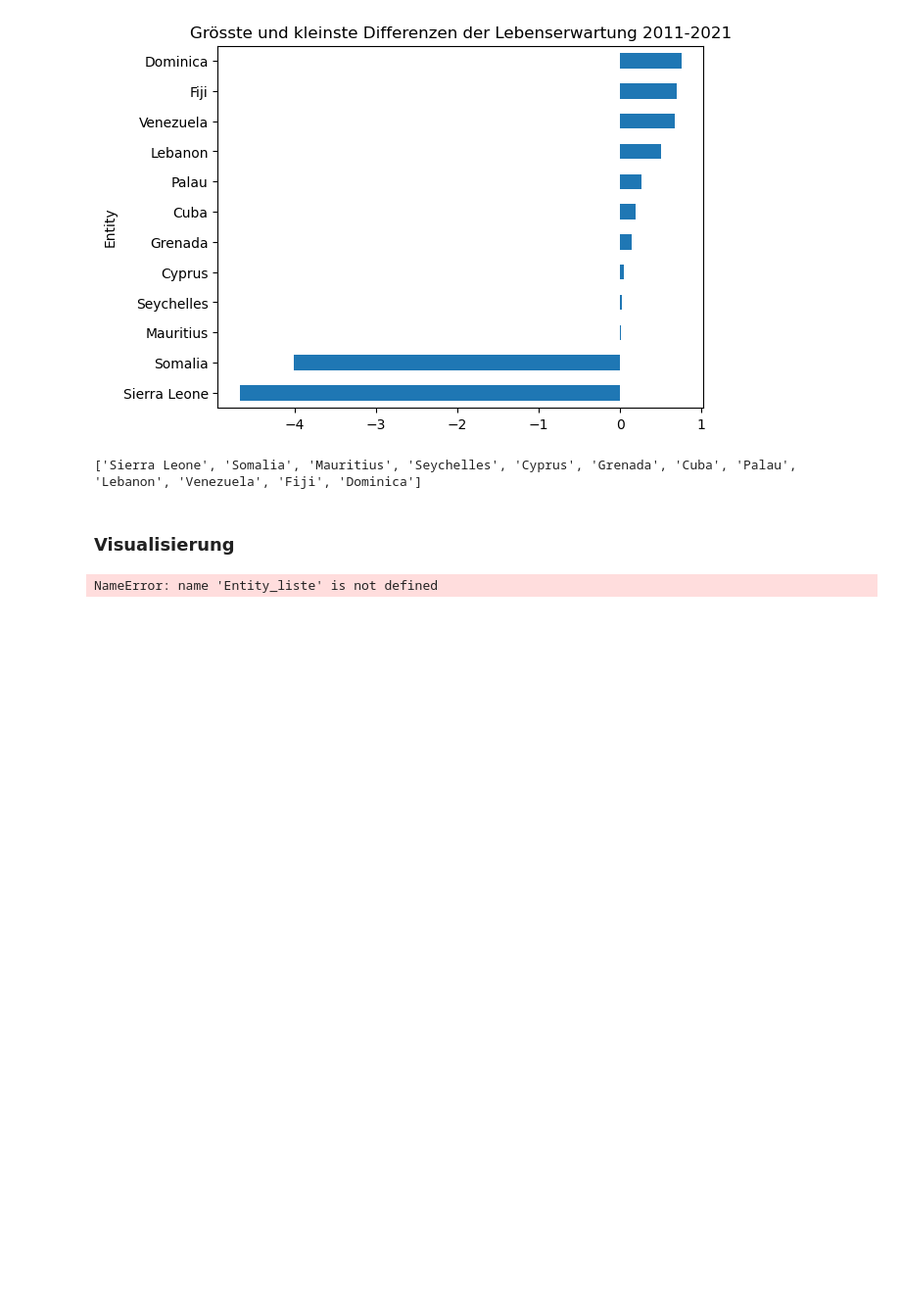
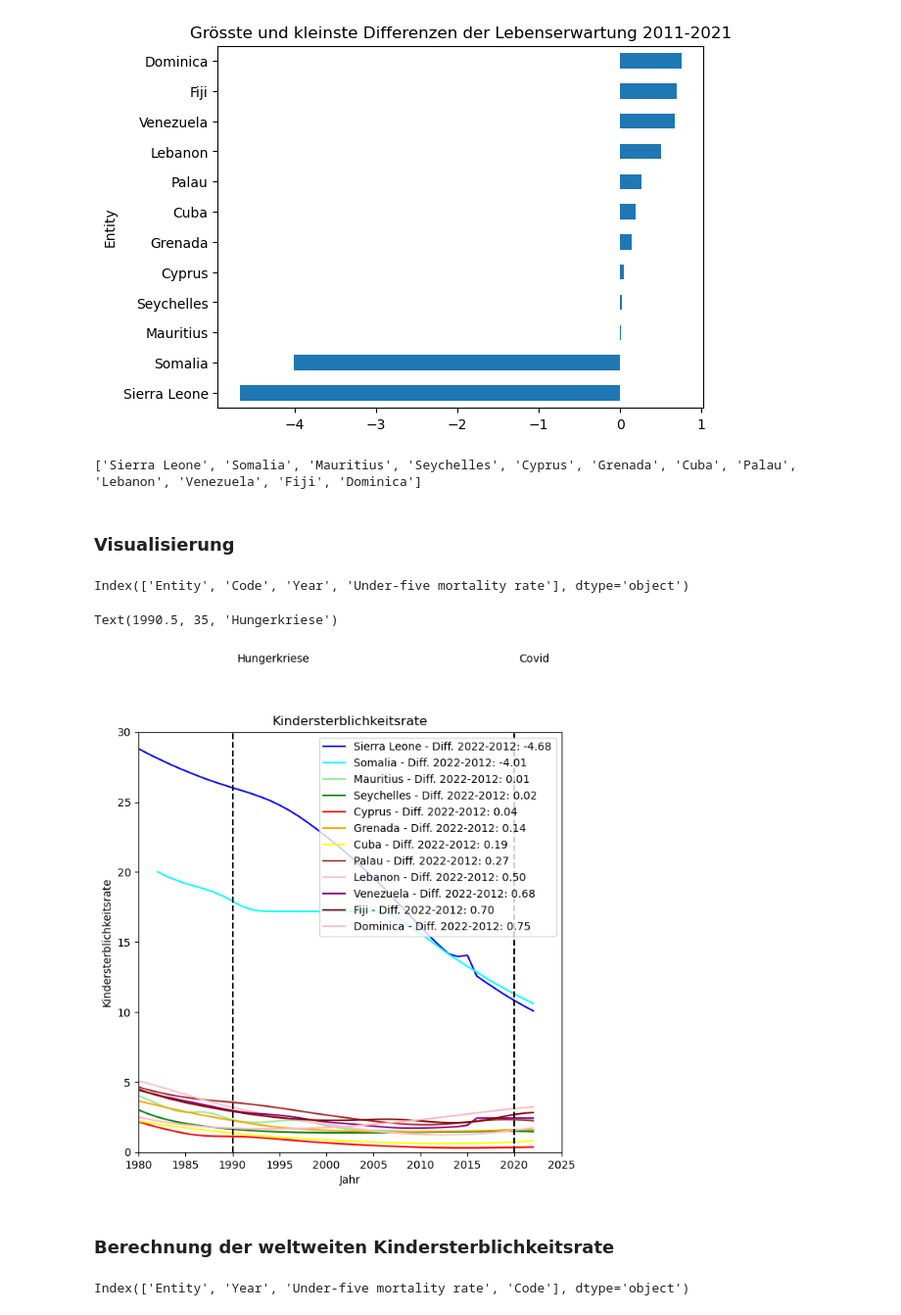
Before and after one commit to melisadedukic/MeliAjna, a Jupyter notebook: LN Python Melisa_Ajna.ipynb, the cells around one changed output. Shown: that part at 98% size. Saved outputs shown, nothing was run; the diff lists cells and outputs as text; code cells hidden in the pictures; blank space fills up the shorter version.

Commit message:
Neue Diagramme

```diff
--- a/LN Python Melisa_Ajna.ipynb
+++ b/LN Python Melisa_Ajna.ipynb
@@ -260,34 +266,48 @@ print(Gebiets_liste)
+# %%
+print(df.columns)
+df.columns = ['Entity', 'Year', 'Under-five mortality rate', 'Code']
+# %% [output]
+Index(['Entity', 'Code', 'Year', 'Under-five mortality rate'], dtype='object')
+# %%
+df.columns = ['Entity', 'Year', 'Under-five mortality rate', 'Code']
+# %%
+df_pivot = df.pivot(index='Entity', columns='Year', values='Under-five mortality rate')
+# %%
+diffs = df_pivot[2022] - df_pivot[2012]
 # %%
 color_dict = {
     'Sierra Leone': 'blue',
     'Somalia': 'cyan',
     'Mauritius': 'lightgreen',
     'Seychelles': 'green',
     'Cyprus': 'red',
     'Grenada': 'orange',
     'Cuba': 'yellow',
     'Palau': 'brown',
     'Lebanon': 'pink',
     'Venezuela': 'purple',
     'Fiji': 'darkred',
-    'Dominica': 'black'
+    'Dominica': 'lightpink'
 
 }
 
 for entity in Entity_liste:
     diff = diffs[entity]
-    g = df_pivot.loc[entity].plot(title='Under-five mortality rate', xlabel='Year', ylabel=f'Under-five mortality rate', legend=True,
-                                  label=f'{entity} - Diff. 2021-2011: {diff:.2f}', # für die Legende
-                                  xlim=[1980,2025], ylim=[0,80],   # x- und y-Achsen begrenzen
+    g = df_pivot.loc[entity].plot(title="Kindersterblichkeitsrate", xlabel="Jahr", ylabel=f"Kindersterblichkeitsrate", legend=True,
+                                  label=f"{entity} - Diff. 2022-2012: {diff:.2f}", # für die Legende
+                                  xlim=[1980,2025], ylim=[0,30],   # x- und y-Achsen begrenzen
                                   color=color_dict[entity],        # Farbe aus color_dict
                                   figsize=(7,7))                   # Grösse des Plots
 
 # Covid Pandemie
 g.axvline(x=2020, color='black', linestyle='--')
-g.text(2020.5, 37, 'Covid')
+g.text(2020.5, 35, 'Covid')
 
-# HIV Pandemie
-g.axvline(x=2005, color='black', linestyle='--')
-g.text(2005.5, 37, 'HIV');
+# globale Massnahmen gegen Hungerkriesen
+g.axvline(x=1990, color='black', linestyle='--')
+g.text(1990.5, 35, 'Hungerkriese')
 # %% [output]
-NameError: name 'Entity_liste' is not defined
+Text(1990.5, 35, 'Hungerkriese')
+[figure, added]
+# %% [markdown]
+### Berechnung der weltweiten Kindersterblichkeitsrate
@@ -293,0 +317,4 @@ NameError: name 'Entity_liste' is not defined
+# %%
+print(df.columns)
+# %% [output]
+Index(['Entity', 'Year', 'Under-five mortality rate', 'Code'], dtype='object')
```
Also changed, not shown: parts of 16 cells of this notebook.
